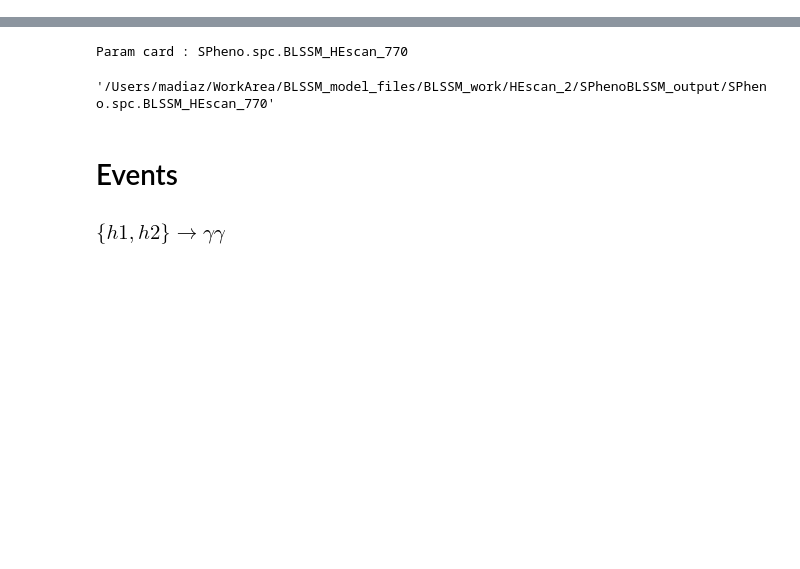
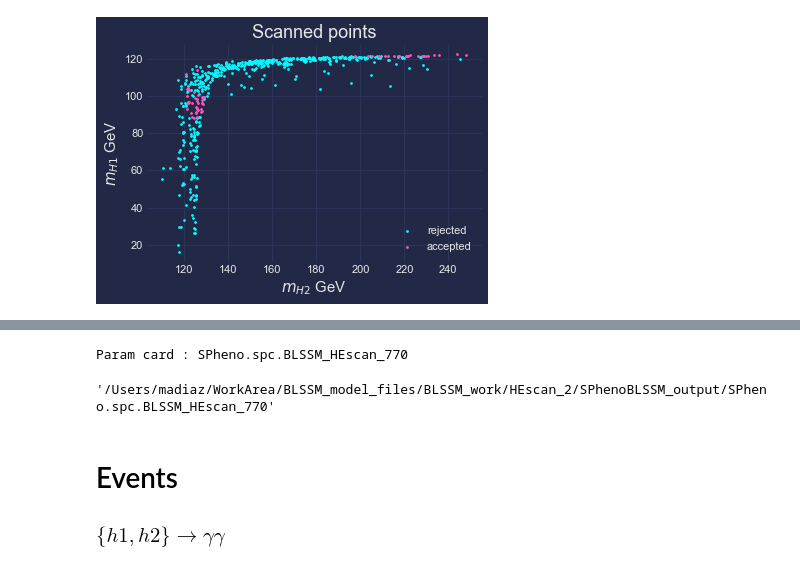
Before and after one commit to mjadiaz/BL-SSM, a Jupyter notebook: HepAid/Analysis_HB.ipynb, the cells around one changed output, grey strips where cells are left out. Drawn from its saved outputs; the diff is of its cells as text; code cells hidden in the pictures; blank space fills up the shorter version.

```diff
--- a/HepAid/Analysis_HB.ipynb
+++ b/HepAid/Analysis_HB.ipynb
@@ -42,3 +65,15 @@ df.head()
+# %%
+plt.style.use("cyberpunk")
+
+plt.scatter(df.mh2[df.hb_result == 0], df.mh1[df.hb_result == 0],s=3,label = 'rejected')
+plt.scatter(df.mh2[df.hb_result == 1], df.mh1[df.hb_result == 1],s=3, label = 'accepted')
+plt.ylabel(r'$m_{H1}$ GeV',fontsize=15)
+plt.xlabel(r'$m_{H2}$ GeV',fontsize=15)
+plt.title('Scanned points',fontsize=18)
+plt.legend()
+plt.show()
+# %% [output]
+[figure, added]
 # %%
 plt.style.use("cyberpunk")
 
```
Also changed, not shown: parts of 9 cells of this notebook, 2 other files.
